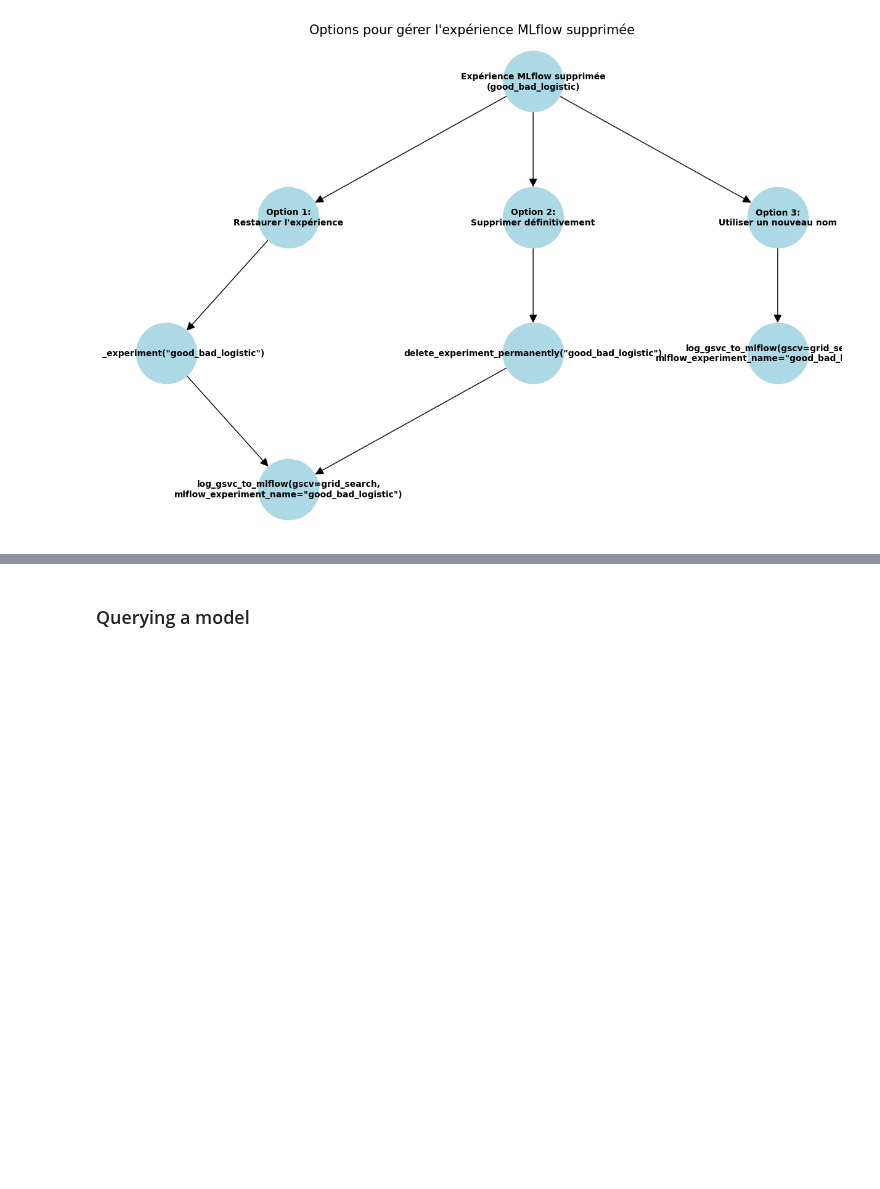
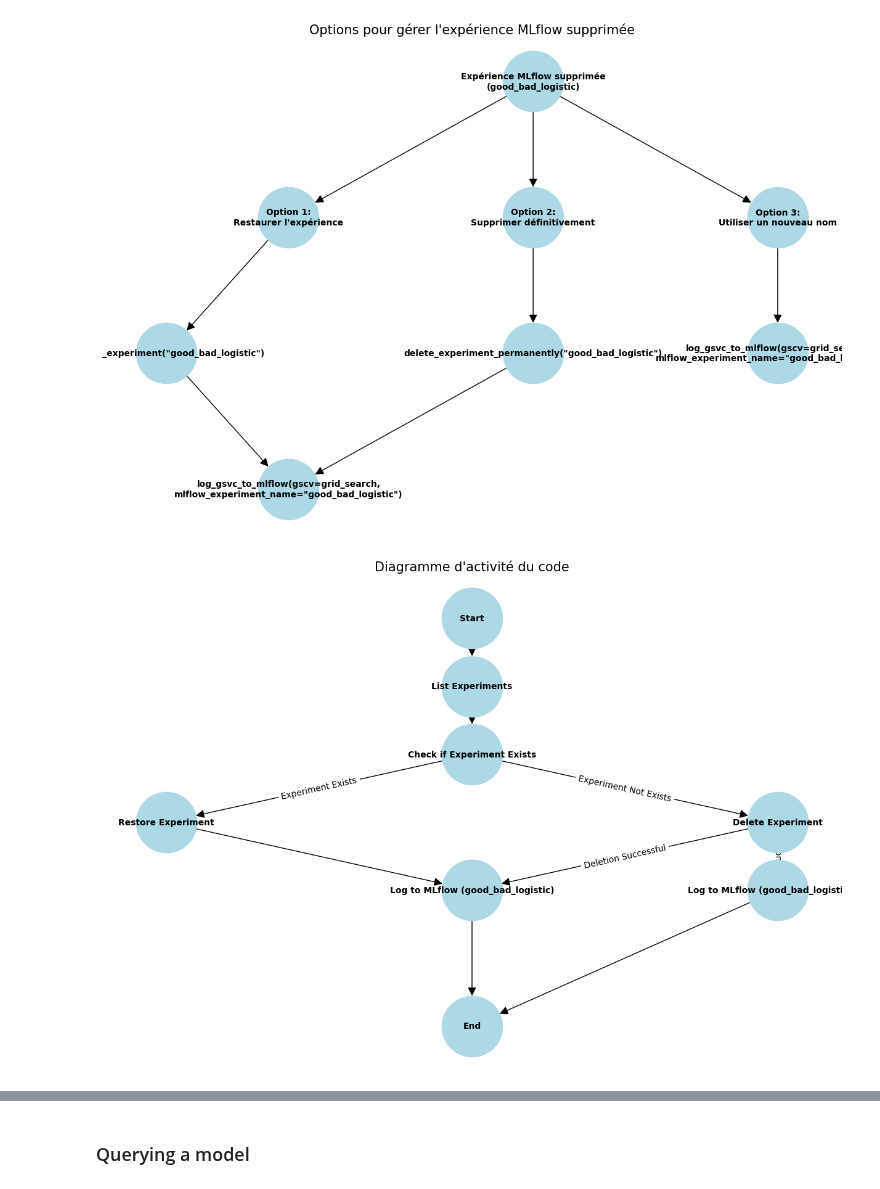
Before and after one commit to WolfPackStatMathieu/ml-dl-cyber, a Jupyter notebook: 1-Quick-win/Good_Bad_queries/exploration_good_bad_queries.ipynb, the cells around one changed output, grey strips where cells are left out. Saved outputs shown, nothing was run; the diff lists cells and outputs as text; code cells hidden in the pictures; blank space fills up the shorter version.

Commit message:
MLFlow options refactored

```diff
--- a/1-Quick-win/Good_Bad_queries/exploration_good_bad_queries.ipynb
+++ b/1-Quick-win/Good_Bad_queries/exploration_good_bad_queries.ipynb
@@ -1031,4 +1031,64 @@ plt.title('Options pour gérer l\'expérience MLflow supprimée', fontsize=15)
 plt.show()
 # %% [output]
 [figure]
+# %%
+import matplotlib.pyplot as plt
+import networkx as nx
+
+# Create a directed graph
+G = nx.DiGraph()
+
+# Add nodes
+G.add_node("Start", label="Start")
+G.add_node("List Experiments", label="List Experiments")
+G.add_node("Check if Experiment Exists", label="Check if Experiment Exists")
+G.add_node("Restore Experiment", label="Restore Experiment")
+G.add_node("Log to MLflow (good_bad_logistic)", label="Log to MLflow\n(good_bad_logistic)")
+G.add_node("Delete Experiment", label="Delete Experiment")
+G.add_node("Log to MLflow (good_bad_logistic_v2)", label="Log to MLflow\n(good_bad_logistic_v2)")
+G.add_node("End", label="End")
+
+# Add edges
+G.add_edge("Start", "List Experiments")
+G.add_edge("List Experiments", "Check if Experiment Exists")
+G.add_edge("Check if Experiment Exists", "Restore Experiment", label="Experiment Exists")
+G.add_edge("Restore Experiment", "Log to MLflow (good_bad_logistic)")
+G.add_edge("Log to MLflow (good_bad_logistic)", "End")
+G.add_edge("Check if Experiment Exists", "Delete Experiment", label="Experiment Not Exists")
+G.add_edge("Delete Experiment", "Log to MLflow (good_bad_logistic)", label="Deletion Successful")
+G.add_edge("Delete Experiment", "Log to MLflow (good_bad_logistic_v2)", label="Deletion Failed")
+G.add_edge("Log to MLflow (good_bad_logistic_v2)", "End")
+
+# Manually set positions to avoid crossing arrows
+pos = {
+    "Start": (0, 6),
+    "List Experiments": (0, 5),
+    "Check if Experiment Exists": (0, 4),
+    "Restore Experiment": (-2, 3),
+    "Log to MLflow (good_bad_logistic)": (0, 2),
+    "Delete Experiment": (2, 3),
+    "Log to MLflow (good_bad_logistic_v2)": (2, 2),
+    "End": (0, 0)
+}
+
+# Draw the graph
+plt.figure(figsize=(12, 8))
+nx.draw(G, pos, with_labels=True, node_size=5000, node_color='lightblue', font_size=10, font_weight='bold', arrows=True, arrowstyle='-|>', arrowsize=20)
+
+# Draw edge labels
+edge_labels = {
+    ("Check if Experiment Exists", "Restore Experiment"): "Experiment Exists",
+    ("Check if Experiment Exists", "Delete Experiment"): "Experiment Not Exists",
+    ("Delete Experiment", "Log to MLflow (good_bad_logistic)"): "Deletion Successful",
+    ("Delete Experiment", "Log to MLflow (good_bad_logistic_v2)"): "Deletion Failed"
+}
+
+nx.draw_networkx_edge_labels(G, pos, edge_labels=edge_labels, font_size=10)
+
+# Add title
+plt.title('Diagramme d\'activité du code', fontsize=15)
+
+plt.show()
+# %% [output]
+[figure, added]
 # %%
```
Also changed, not shown: parts of 6 cells of this notebook.
